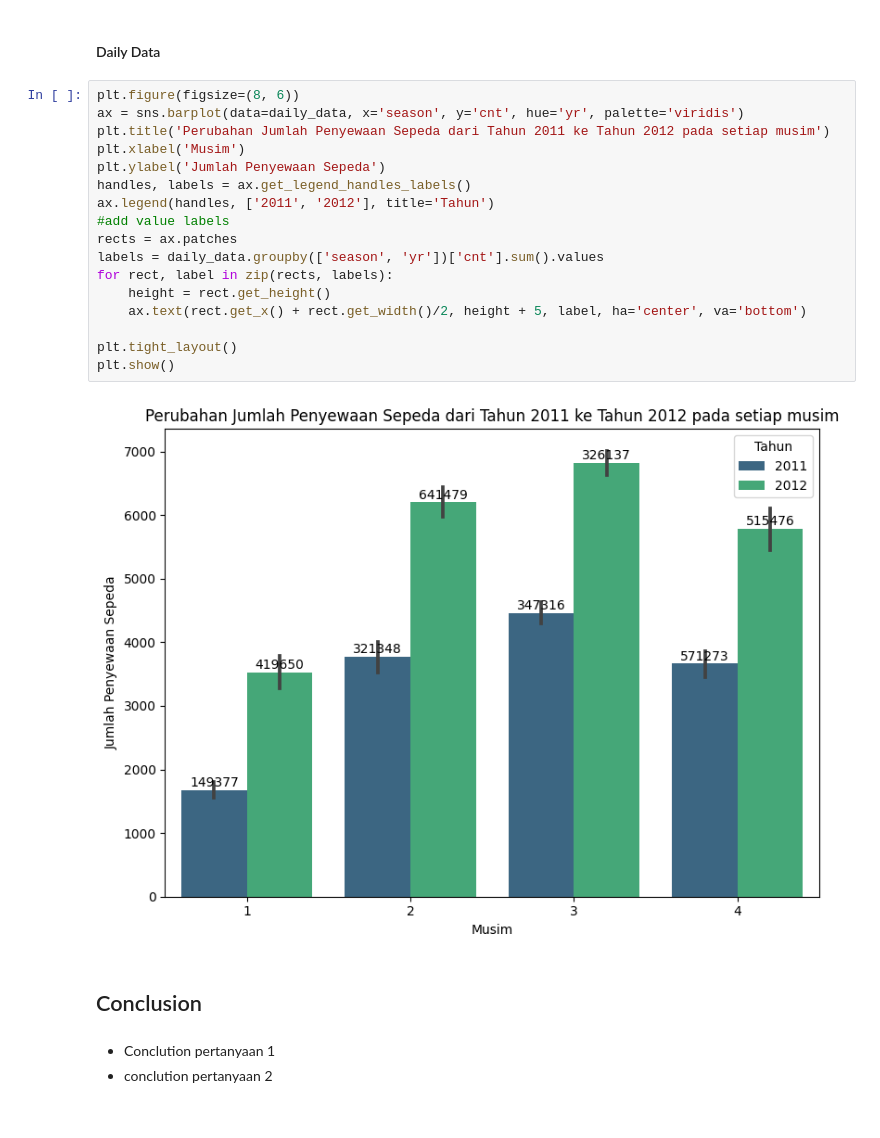
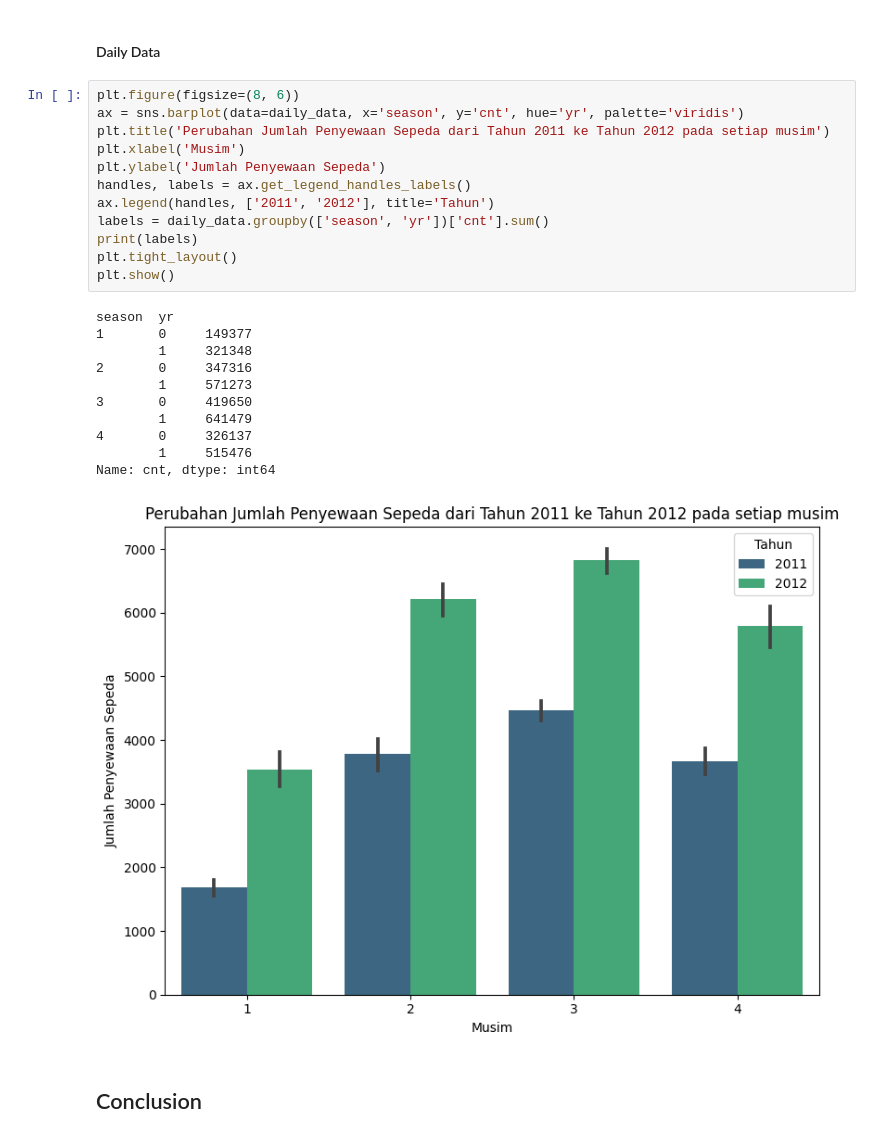
Before and after one commit to FahriPutra00/Dicoding-Dashboard_Bike_Sharing_Dataset_Analysis, a Jupyter notebook: Fahri_Data_Analysis.ipynb, the cells around one changed output. Saved outputs shown, nothing was run; the diff lists cells and outputs as text.

```diff
--- a/Fahri_Data_Analysis.ipynb
+++ b/Fahri_Data_Analysis.ipynb
@@ -309,24 +353,26 @@ plt.show()
 # %%
 plt.figure(figsize=(8, 6))
 ax = sns.barplot(data=daily_data, x='season', y='cnt', hue='yr', palette='viridis')
 plt.title('Perubahan Jumlah Penyewaan Sepeda dari Tahun 2011 ke Tahun 2012 pada setiap musim')
 plt.xlabel('Musim')
 plt.ylabel('Jumlah Penyewaan Sepeda')
 handles, labels = ax.get_legend_handles_labels()
 ax.legend(handles, ['2011', '2012'], title='Tahun')
-#add value labels
-rects = ax.patches
-labels = daily_data.groupby(['season', 'yr'])['cnt'].sum().values
-for rect, label in zip(rects, labels):
-    height = rect.get_height()
-    ax.text(rect.get_x() + rect.get_width()/2, height + 5, label, ha='center', va='bottom')
-
+labels = daily_data.groupby(['season', 'yr'])['cnt'].sum()
+print(labels)
 plt.tight_layout()
 plt.show()
 # %% [output]
+season  yr
+1       0     149377
+        1     321348
+2       0     347316
+        1     571273
+3       0     419650
+        1     641479
+4       0     326137
+        1     515476
+Name: cnt, dtype: int64
-[figure, old version]
+[figure, new version]
 # %% [markdown]
 ## Conclusion
-# %% [markdown]
-- Conclution pertanyaan 1
-- conclution pertanyaan 2
```
Also changed, not shown: parts of 22 cells of this notebook, 2 other files.
